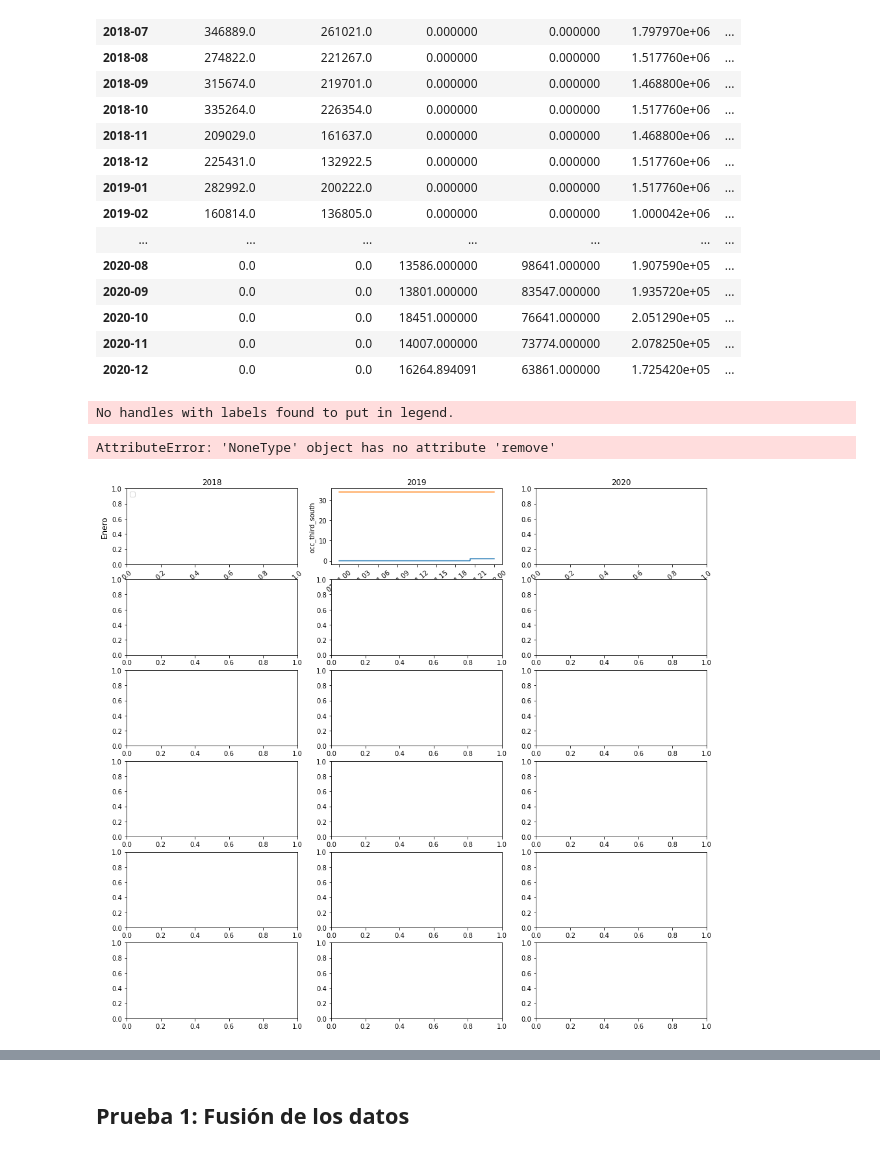
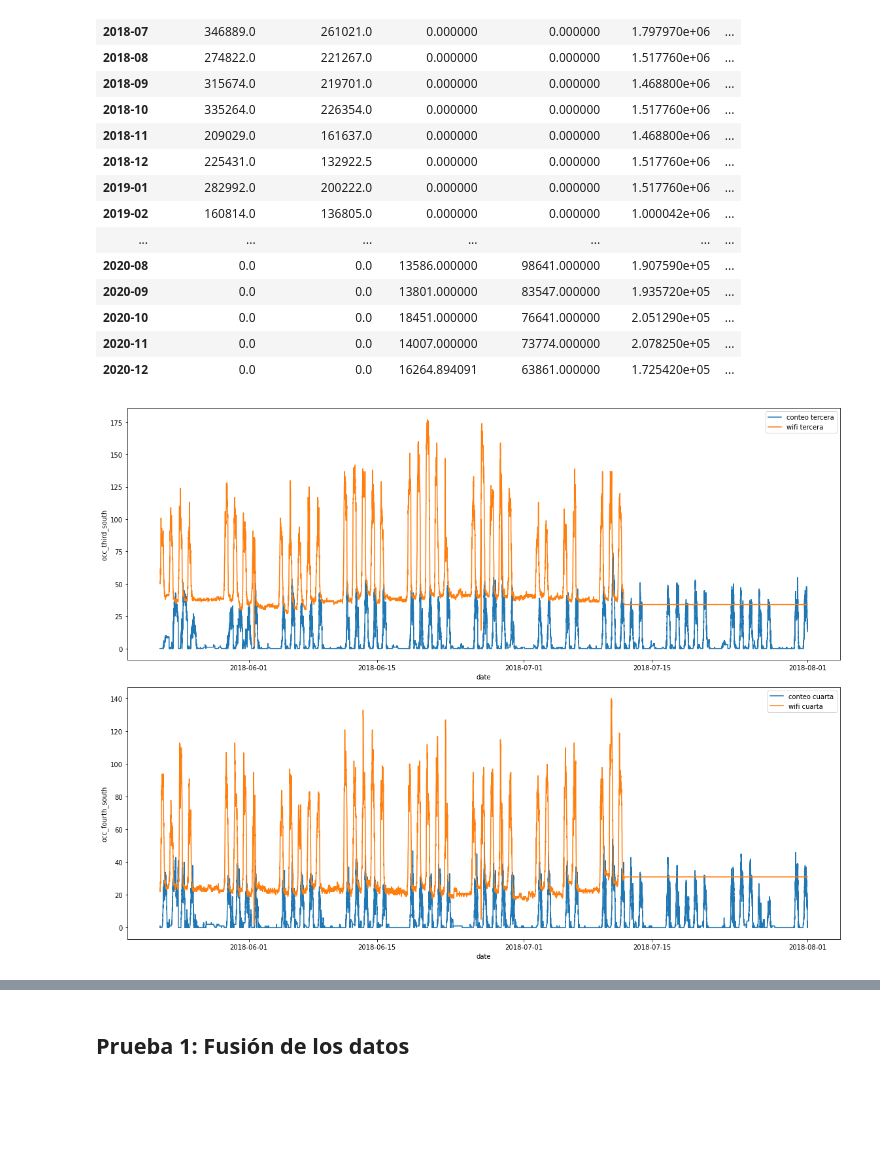
Before and after one commit to maaguado/time-series-building59, a Jupyter notebook: Inicial.ipynb, the cells around one changed output, grey strips where cells are left out. Cells and saved outputs as stored; diff of their text form; code cells hidden in the pictures; blank space fills up the shorter version.

Commit message:
Occupation data finished EDA

```diff
--- a/Inicial.ipynb
+++ b/Inicial.ipynb
@@ -563,32 +565,19 @@ occupation.groupby(occupation.date.dt.to_period("M")).sum()
 | 2020-10 | 0.0 | 0.0 | 18451.000000 | 76641.000000 | 2.051290e+05 | ... |
 | 2020-11 | 0.0 | 0.0 | 14007.000000 | 73774.000000 | 2.078250e+05 | ... |
 | 2020-12 | 0.0 | 0.0 | 16264.894091 | 63861.000000 | 1.725420e+05 | ... |
-# %%
-fig, axes = plt.subplots(nrows=6,ncols=3, figsize=(16,15) )
-years = ['2018', '2020']
-months = {2018}'01', '03', '05', '07', '09', '11']
-months2 = ['Enero', 'Marzo', 'Mayo', 'Julio', 'Septiembre', 'Noviembre']
-
-
-for i in range(6):
-    for j in range(3):
-        actual_data = datos[datos['date'].dt.strftime('%Y-%m-%d') == years[j]+'-'+months[i]+'-01']
-        for m in range(len(variables)):
-            sns.lineplot(ax=axes[i, j], data=actual_data, x='date', y=variables[m], label =leyenda[m])
-        axes[i, j].tick_params(axis='x', rotation=40)
-        if i==0:
-            axes[i, j].set_title(years[j],  size='large')
-        if j ==0:
-            axes[i, j].set_ylabel(months2[i], rotation=90, size='large')
-        if i==0 and j==0: axes[i, j].legend(loc='upper left')
-        else: axes[i, j].get_legend().remove()
-
-fig.suptitle(titulo)
-plt.tight_layout()
-plt.show()
-# %%
-visualizacion_meses_anios(variables=['occ_third_south','wifi_third_south'], leyenda=['Ocupación', 'Wifi'], datos=occupation, titulo='Comparación de datos de ocupación según sensores y datos wifi')
-# %% [output]
-No handles with labels found to put in legend.
-AttributeError: 'NoneType' object has no attribute 'remove'
-[figure, removed]
+# %%
+# Estudiamos las tendencias entre Mayo y Junio del 2018
+datos = occupation[(occupation['date']>'2018-05-01')&(occupation['date']<'2018-08-01')]
+fig, axes = plt.subplots(nrows=2,ncols=1, figsize=(16,12) )
+variables = ['occ_third_south' ,'occ_fourth_south', 'wifi_third_south','wifi_fourth_south']
+labels=['conteo tercera', 'conteo cuarta', 'wifi tercera', 'wifi cuarta']
+for i in range(4):
+    sns.lineplot(x ='date', y=variables[i],data =datos , palette='rocket', ax=axes[i%2], label =labels[i])
+
+
+
+
+plt.tight_layout()
+plt.show()
+# %% [output]
+[figure, added]
```
Also changed, not shown: parts of 7 cells of this notebook.
